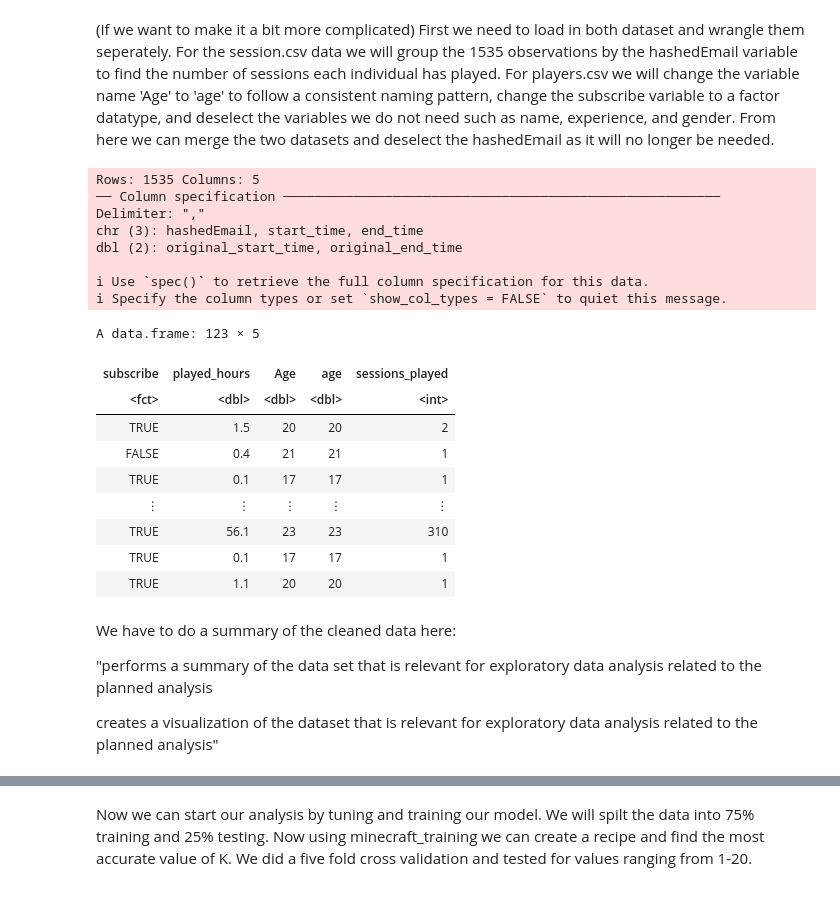
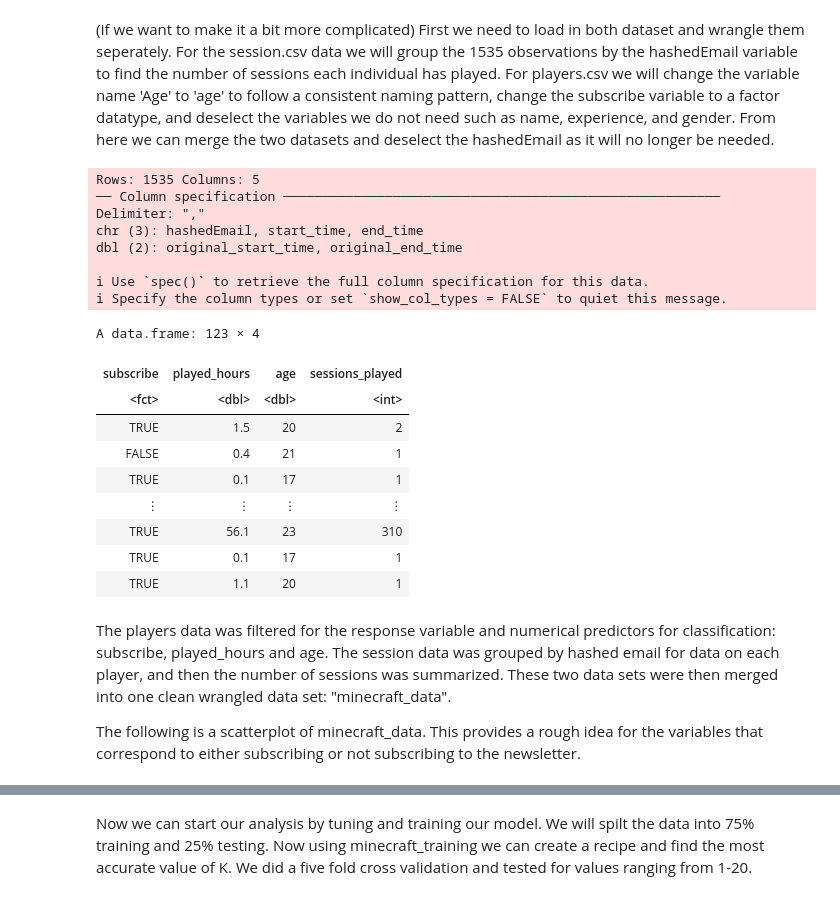
Before and after one commit to kendra2070/group_project, a Jupyter notebook: project_16.ipynb, the cells around one changed output, grey strips where cells are left out. Cells and saved outputs as stored; diff of their text form; code cells hidden in the pictures.

Commit message:
Summary and visualization added
short clean data summary added plus scatterplot

```diff
--- a/project_16.ipynb
+++ b/project_16.ipynb
@@ -89,43 +82,42 @@ A tibble: 196 × 7
 # %%
 sessions = read_csv("data/sessions.csv")
 
 # combining the observations so that each hashedEmail has the number of sessions played beside it
 indiv_sessions <- sessions |>
 group_by(hashedEmail) |>
 summarize(sessions_played = n())
 
 #data wrangeling for players
 predictor_data <- players |>
     mutate(age = Age,
           subscribe = as.factor(subscribe)) |>
-    select(-experience, -name, -gender) |>
+    select(-experience, -name, -gender, -Age) |>
     drop_na()
 
 complete_data <- merge(x = predictor_data, y = indiv_sessions, by = "hashedEmail")
 minecraft_data <- select(complete_data, -hashedEmail)
 minecraft_data
 # %% [output]
 Rows: 1535 Columns: 5
 ── Column specification ────────────────────────────────────────────────────────
 Delimiter: ","
 chr (3): hashedEmail, start_time, end_time
 dbl (2): original_start_time, original_end_time
 
 ℹ Use `spec()` to retrieve the full column specification for this data.
 ℹ Specify the column types or set `show_col_types = FALSE` to quiet this message.
-A data.frame: 123 × 5
+A data.frame: 123 × 4
-| subscribe | played_hours | Age | age | sessions_played |
-| <fct> | <dbl> | <dbl> | <dbl> | <int> |
-| TRUE | 1.5 | 20 | 20 | 2 |
-| FALSE | 0.4 | 21 | 21 | 1 |
-| TRUE | 0.1 | 17 | 17 | 1 |
-| ⋮ | ⋮ | ⋮ | ⋮ | ⋮ |
-| TRUE | 56.1 | 23 | 23 | 310 |
-| TRUE | 0.1 | 17 | 17 | 1 |
-| TRUE | 1.1 | 20 | 20 | 1 |
+| subscribe | played_hours | age | sessions_played |
+| <fct> | <dbl> | <dbl> | <int> |
+| TRUE | 1.5 | 20 | 2 |
+| FALSE | 0.4 | 21 | 1 |
+| TRUE | 0.1 | 17 | 1 |
+| ⋮ | ⋮ | ⋮ | ⋮ |
+| TRUE | 56.1 | 23 | 310 |
+| TRUE | 0.1 | 17 | 1 |
+| TRUE | 1.1 | 20 | 1 |
 # %% [markdown]
-We have to do a summary of the cleaned data here:
 
-"performs a summary of the data set that is relevant for exploratory data analysis related to the planned analysis
+The players data was filtered for the response variable and numerical predictors for classification: subscribe, played_hours and age. The session data was grouped by hashed email for data on each player, and then the number of sessions was summarized. These two data sets were then merged into one clean wrangled data set: "minecraft_data".
 
-creates a visualization of the dataset that is relevant for exploratory data analysis related to the planned analysis"
+The following is a scatterplot of minecraft_data. This provides a rough idea for the variables that correspond to either subscribing or not subscribing to the newsletter.
```
Also changed, not shown: parts of 2 cells of this notebook.
